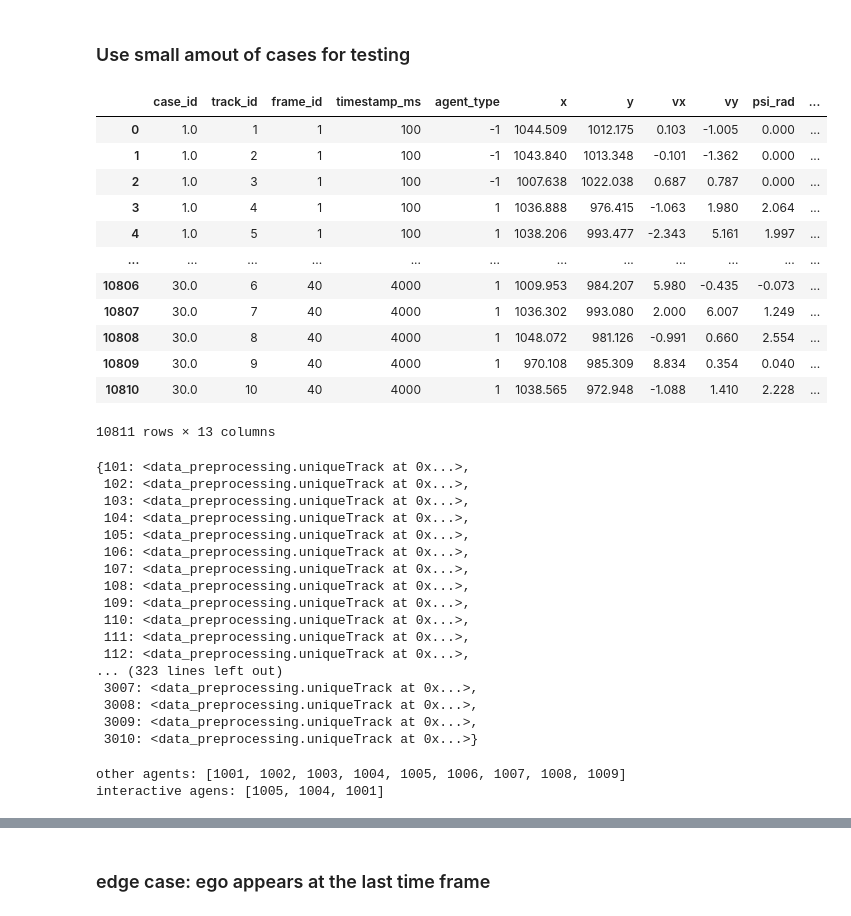
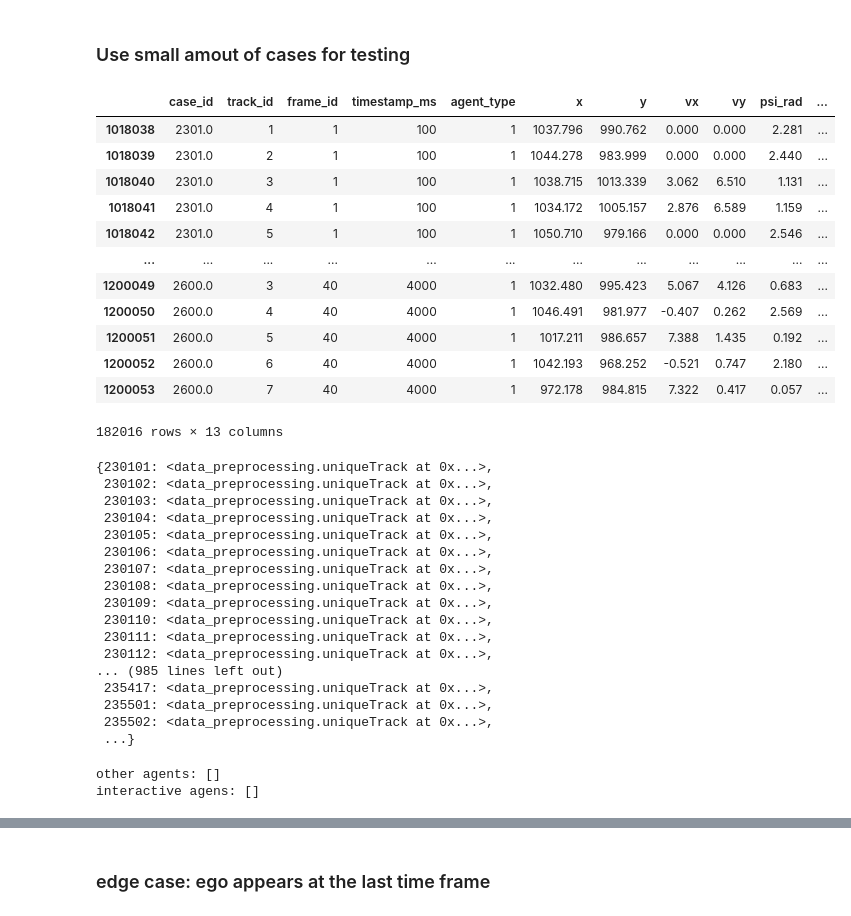
Before and after one commit to shitanshubhushan/Offline-Reinforcement-Learining-for-autonomous-driving, a Jupyter notebook: MDP_tuple_test.ipynb, the cells around one changed output, grey strips where cells are left out. Cells and saved outputs as stored; diff of their text form; code cells hidden in the pictures.

```diff
--- a/MDP_tuple_test.ipynb
+++ b/MDP_tuple_test.ipynb
@@ -45,21 +49,22 @@ unique_cases
 # %% [markdown]
 ### Use small amout of cases for testing
 # %%
-number_of_cases = 30
+number_of_cases = 2300
 
-df_train_small = df_train[df_train['case_id'] <= number_of_cases]
+#df_train_small = df_train[df_train['case_id'] <= number_of_cases]
+df_train_small = df_train[(df_train['case_id'] > number_of_cases) & (df_train['case_id'] <= number_of_cases + 300)]
 df_train_small
 # %% [output]
 |  | case_id | track_id | frame_id | timestamp_ms | agent_type | x | y | vx | vy | psi_rad | ... |
-| 0 | 1.0 | 1 | 1 | 100 | -1 | 1044.509 | 1012.175 | 0.103 | -1.005 | 0.000 | ... |
-| 1 | 1.0 | 2 | 1 | 100 | -1 | 1043.840 | 1013.348 | -0.101 | -1.362 | 0.000 | ... |
-| 2 | 1.0 | 3 | 1 | 100 | -1 | 1007.638 | 1022.038 | 0.687 | 0.787 | 0.000 | ... |
-| 3 | 1.0 | 4 | 1 | 100 | 1 | 1036.888 | 976.415 | -1.063 | 1.980 | 2.064 | ... |
-| 4 | 1.0 | 5 | 1 | 100 | 1 | 1038.206 | 993.477 | -2.343 | 5.161 | 1.997 | ... |
+| 1018038 | 2301.0 | 1 | 1 | 100 | 1 | 1037.796 | 990.762 | 0.000 | 0.000 | 2.281 | ... |
+| 1018039 | 2301.0 | 2 | 1 | 100 | 1 | 1044.278 | 983.999 | 0.000 | 0.000 | 2.440 | ... |
+| 1018040 | 2301.0 | 3 | 1 | 100 | 1 | 1038.715 | 1013.339 | 3.062 | 6.510 | 1.131 | ... |
+| 1018041 | 2301.0 | 4 | 1 | 100 | 1 | 1034.172 | 1005.157 | 2.876 | 6.589 | 1.159 | ... |
+| 1018042 | 2301.0 | 5 | 1 | 100 | 1 | 1050.710 | 979.166 | 0.000 | 0.000 | 2.546 | ... |
 | ... | ... | ... | ... | ... | ... | ... | ... | ... | ... | ... | ... |
-| 10806 | 30.0 | 6 | 40 | 4000 | 1 | 1009.953 | 984.207 | 5.980 | -0.435 | -0.073 | ... |
-| 10807 | 30.0 | 7 | 40 | 4000 | 1 | 1036.302 | 993.080 | 2.000 | 6.007 | 1.249 | ... |
-| 10808 | 30.0 | 8 | 40 | 4000 | 1 | 1048.072 | 981.126 | -0.991 | 0.660 | 2.554 | ... |
-| 10809 | 30.0 | 9 | 40 | 4000 | 1 | 970.108 | 985.309 | 8.834 | 0.354 | 0.040 | ... |
-| 10810 | 30.0 | 10 | 40 | 4000 | 1 | 1038.565 | 972.948 | -1.088 | 1.410 | 2.228 | ... |
+| 1200049 | 2600.0 | 3 | 40 | 4000 | 1 | 1032.480 | 995.423 | 5.067 | 4.126 | 0.683 | ... |
+| 1200050 | 2600.0 | 4 | 40 | 4000 | 1 | 1046.491 | 981.977 | -0.407 | 0.262 | 2.569 | ... |
+| 1200051 | 2600.0 | 5 | 40 | 4000 | 1 | 1017.211 | 986.657 | 7.388 | 1.435 | 0.192 | ... |
+| 1200052 | 2600.0 | 6 | 40 | 4000 | 1 | 1042.193 | 968.252 | -0.521 | 0.747 | 2.180 | ... |
+| 1200053 | 2600.0 | 7 | 40 | 4000 | 1 | 972.178 | 984.815 | 7.322 | 0.417 | 0.057 | ... |
-10811 rows × 13 columns
+182016 rows × 13 columns
@@ -69,23 +76,23 @@ df_train_small
 uniqueTracks = dp.read_uniqueTracks(df_train_small)
 uniqueTracks
 # %% [output]
-{101: <data_preprocessing.uniqueTrack at 0x...>,
- 102: <data_preprocessing.uniqueTrack at 0x...>,
- 103: <data_preprocessing.uniqueTrack at 0x...>,
- 104: <data_preprocessing.uniqueTrack at 0x...>,
- 105: <data_preprocessing.uniqueTrack at 0x...>,
- 106: <data_preprocessing.uniqueTrack at 0x...>,
- 107: <data_preprocessing.uniqueTrack at 0x...>,
- 108: <data_preprocessing.uniqueTrack at 0x...>,
- 109: <data_preprocessing.uniqueTrack at 0x...>,
- 110: <data_preprocessing.uniqueTrack at 0x...>,
- 111: <data_preprocessing.uniqueTrack at 0x...>,
- 112: <data_preprocessing.uniqueTrack at 0x...>,
-... (323 lines left out)
- 3007: <data_preprocessing.uniqueTrack at 0x...>,
- 3008: <data_preprocessing.uniqueTrack at 0x...>,
- 3009: <data_preprocessing.uniqueTrack at 0x...>,
- 3010: <data_preprocessing.uniqueTrack at 0x...>}
+{230101: <data_preprocessing.uniqueTrack at 0x...>,
+ 230102: <data_preprocessing.uniqueTrack at 0x...>,
+ 230103: <data_preprocessing.uniqueTrack at 0x...>,
+ 230104: <data_preprocessing.uniqueTrack at 0x...>,
+ 230105: <data_preprocessing.uniqueTrack at 0x...>,
+ 230106: <data_preprocessing.uniqueTrack at 0x...>,
+ 230107: <data_preprocessing.uniqueTrack at 0x...>,
+ 230108: <data_preprocessing.uniqueTrack at 0x...>,
+ 230109: <data_preprocessing.uniqueTrack at 0x...>,
+ 230110: <data_preprocessing.uniqueTrack at 0x...>,
+ 230111: <data_preprocessing.uniqueTrack at 0x...>,
+ 230112: <data_preprocessing.uniqueTrack at 0x...>,
+... (985 lines left out)
+ 235417: <data_preprocessing.uniqueTrack at 0x...>,
+ 235501: <data_preprocessing.uniqueTrack at 0x...>,
+ 235502: <data_preprocessing.uniqueTrack at 0x...>,
+ ...}
 # %%
 # case 1: the ego is in the current time frame
 ego_id = 1010
@@ -96,8 +103,8 @@ other_agents, interactive_agents = mdp.get_other_agents_unique_id(ego_id, curren
 print("other agents:", other_agents)
 print("interactive agens:", interactive_agents)
 # %% [output]
-other agents: [1001, 1002, 1003, 1004, 1005, 1006, 1007, 1008, 1009]
-interactive agens: [1005, 1004, 1001]
+other agents: []
+interactive agens: []
 # %%
 total_agents = 0
 non_car_agents = []
```
Also changed, not shown: parts of 10 cells of this notebook, 10 other files.
